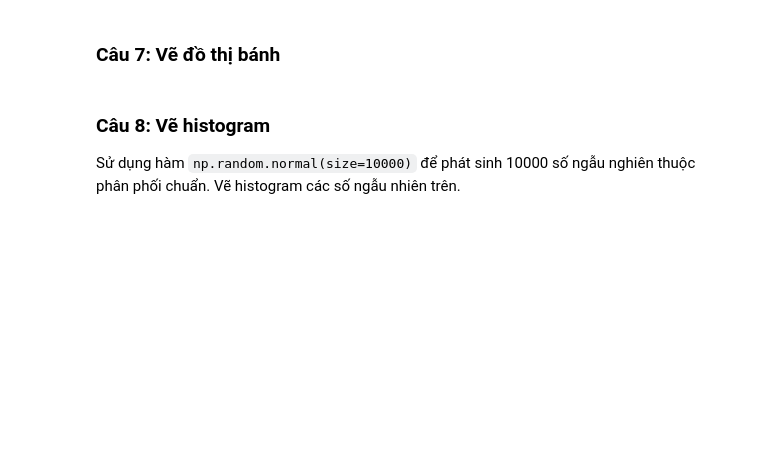
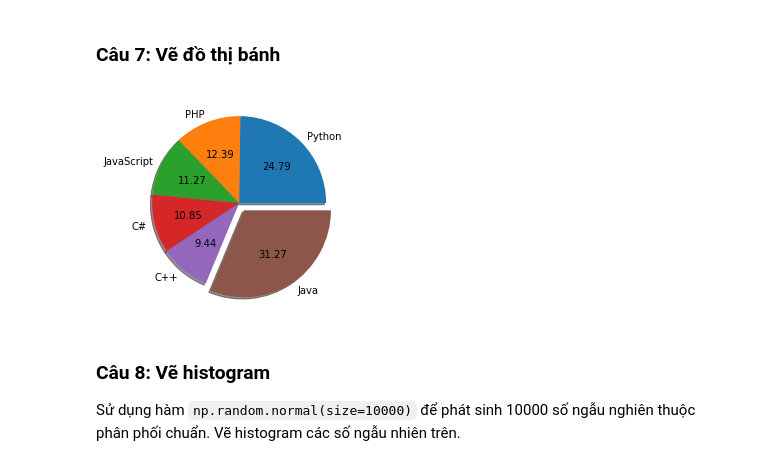
Before and after one commit to tiesen243/data-analyst, a Jupyter notebook: tkud_lab03_ex.ipynb, the cells around one changed output. Cells and saved outputs as stored; diff of their text form; code cells hidden in the pictures; blank space fills up the shorter version.

```diff
--- a/tkud_lab03_ex.ipynb
+++ b/tkud_lab03_ex.ipynb
@@ -184,3 +184,11 @@ plt.show()
+# %%
+y = np.array([24.79,12.39,11.27,10.85,9.44,31.27])
+
+plt.pie(y,labels=["Python","PHP","JavaScript","C#","C++","Java"],explode = [0,0,0,0,0,0.1],autopct='%.2f',shadow=True)
+
+plt.show()
+# %% [output]
+[figure, added]
 # %% [markdown]
 ### Câu 8: Vẽ histogram
 
```
Also changed, not shown: parts of 4 cells of this notebook.
